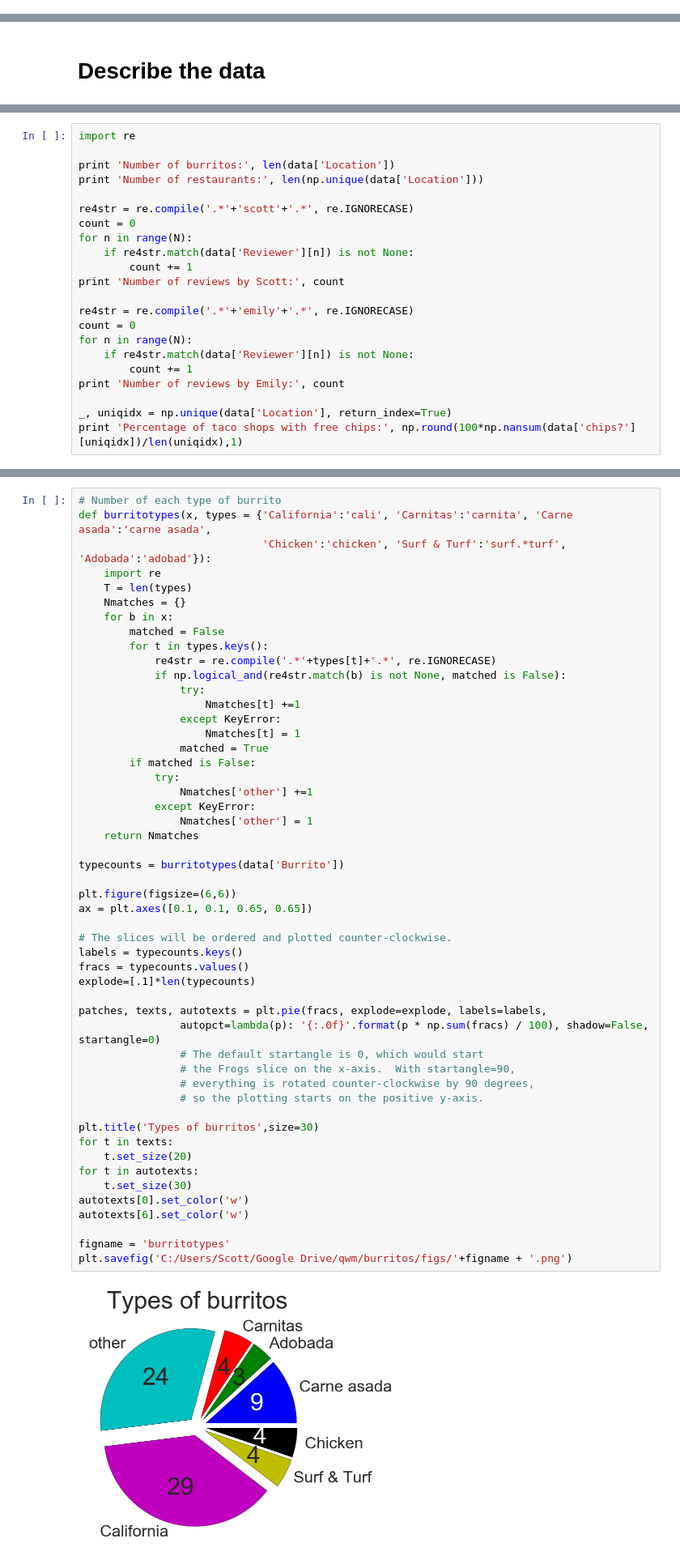
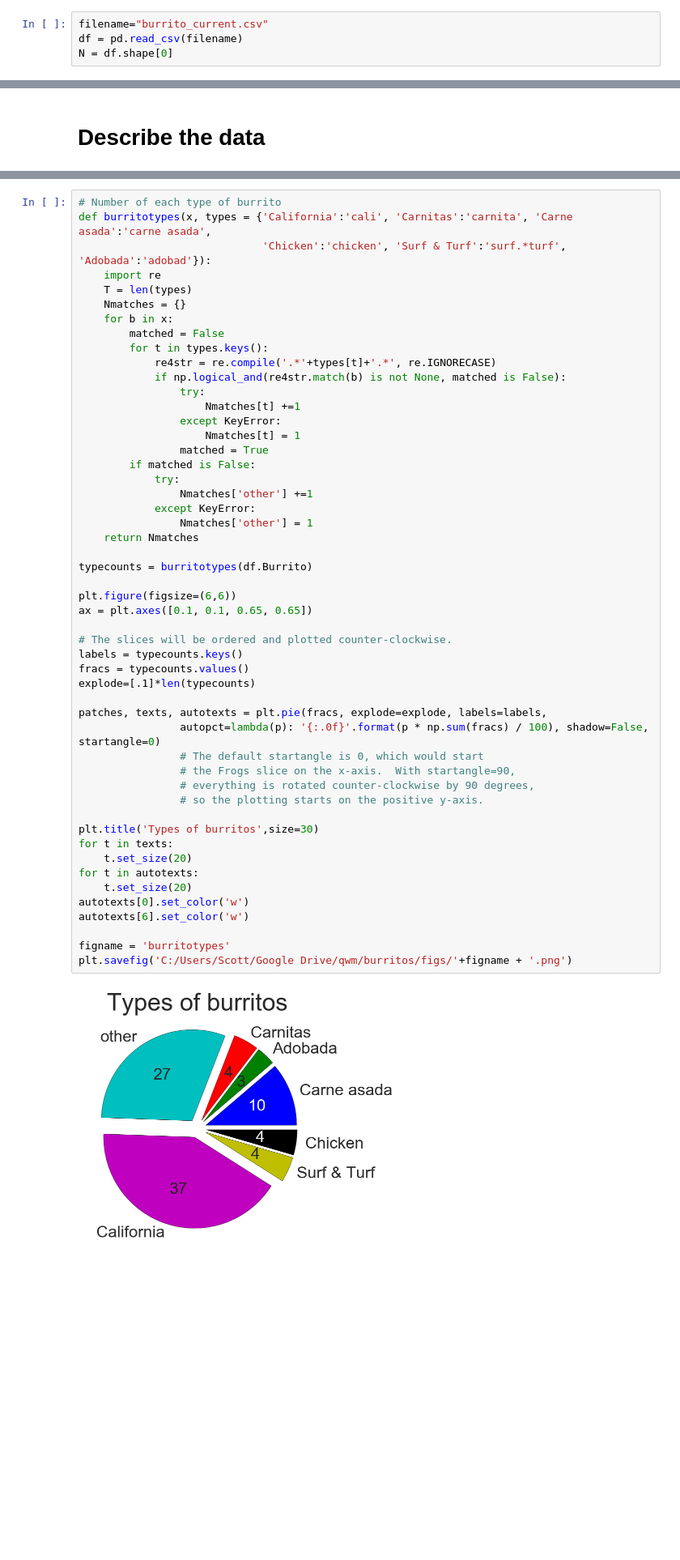
Before and after one commit to srcole/qwm, a Jupyter notebook: burrito/Burrito_characterize.ipynb, the cells around one changed output, grey strips where cells are left out. Shown at 81% size. Cells and saved outputs as stored; diff of their text form; blank space fills up the shorter version.

```diff
--- a/burrito/Burrito_characterize.ipynb
+++ b/burrito/Burrito_characterize.ipynb
@@ -23,4 +24,8 @@ import seaborn as sns
 sns.set_style("white")
 # %% [markdown]
 # Load data
+# %%
+filename="burrito_current.csv"
+df = pd.read_csv(filename)
+N = df.shape[0]
 # %%
@@ -87,22 +81,0 @@ print data['Reviewer'][data['Reviewer']!='Scott']
-# %%
-import re
-
-print 'Number of burritos:', len(data['Location'])
-print 'Number of restaurants:', len(np.unique(data['Location']))
-
-re4str = re.compile('.*'+'scott'+'.*', re.IGNORECASE)
-count = 0
-for n in range(N):
-    if re4str.match(data['Reviewer'][n]) is not None:
-        count += 1
-print 'Number of reviews by Scott:', count
-
-re4str = re.compile('.*'+'emily'+'.*', re.IGNORECASE)
-count = 0
-for n in range(N):
-    if re4str.match(data['Reviewer'][n]) is not None:
-        count += 1
-print 'Number of reviews by Emily:', count
-
-_, uniqidx = np.unique(data['Location'], return_index=True)
-print 'Percentage of taco shops with free chips:', np.round(100*np.nansum(data['chips?'][uniqidx])/len(uniqidx),1)
@@ -135,36 +139,36 @@ def burritotypes(x, types = {'California':'cali', 'Carnitas':'carnita', 'Carne a
             except KeyError:
                 Nmatches['other'] = 1
     return Nmatches
 
-typecounts = burritotypes(data['Burrito'])
+typecounts = burritotypes(df.Burrito)
 
 plt.figure(figsize=(6,6))
 ax = plt.axes([0.1, 0.1, 0.65, 0.65])
 
 # The slices will be ordered and plotted counter-clockwise.
 labels = typecounts.keys()
 fracs = typecounts.values()
 explode=[.1]*len(typecounts)
 
 patches, texts, autotexts = plt.pie(fracs, explode=explode, labels=labels,
                 autopct=lambda(p): '{:.0f}'.format(p * np.sum(fracs) / 100), shadow=False, startangle=0)
                 # The default startangle is 0, which would start
                 # the Frogs slice on the x-axis.  With startangle=90,
                 # everything is rotated counter-clockwise by 90 degrees,
                 # so the plotting starts on the positive y-axis.
 
 plt.title('Types of burritos',size=30)
 for t in texts:
     t.set_size(20)
 for t in autotexts:
-    t.set_size(30)
+    t.set_size(20)
 autotexts[0].set_color('w')
 autotexts[6].set_color('w')
 
 figname = 'burritotypes'
 plt.savefig('C:/Users/Scott/Google Drive/qwm/burritos/figs/'+figname + '.png')
 # %% [output]
-[figure, old version]
+[figure, new version]
 # %%
 # Time series of ratings
 import math
```
Also changed, not shown: parts of 14 cells of this notebook, 3 other files.
